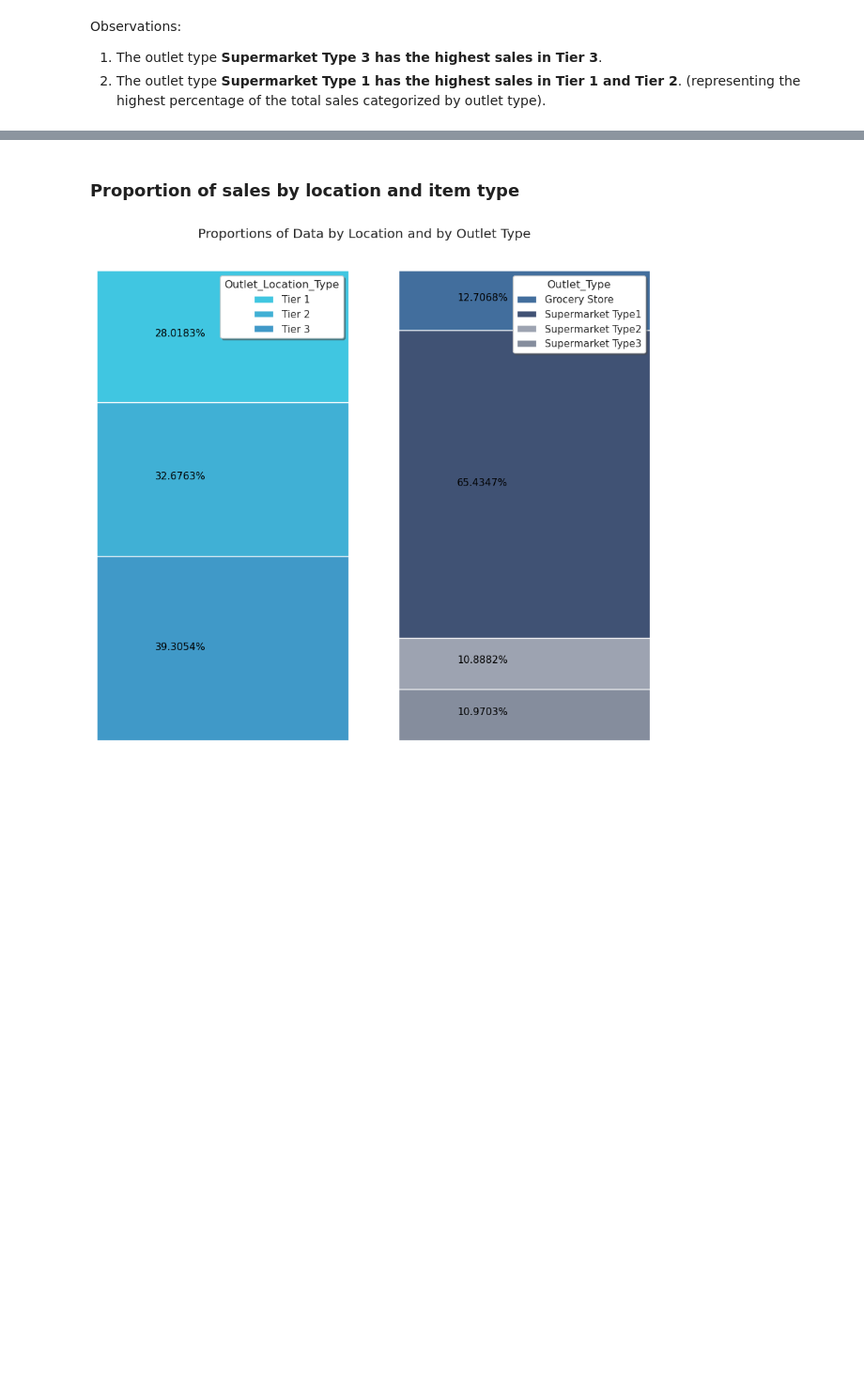
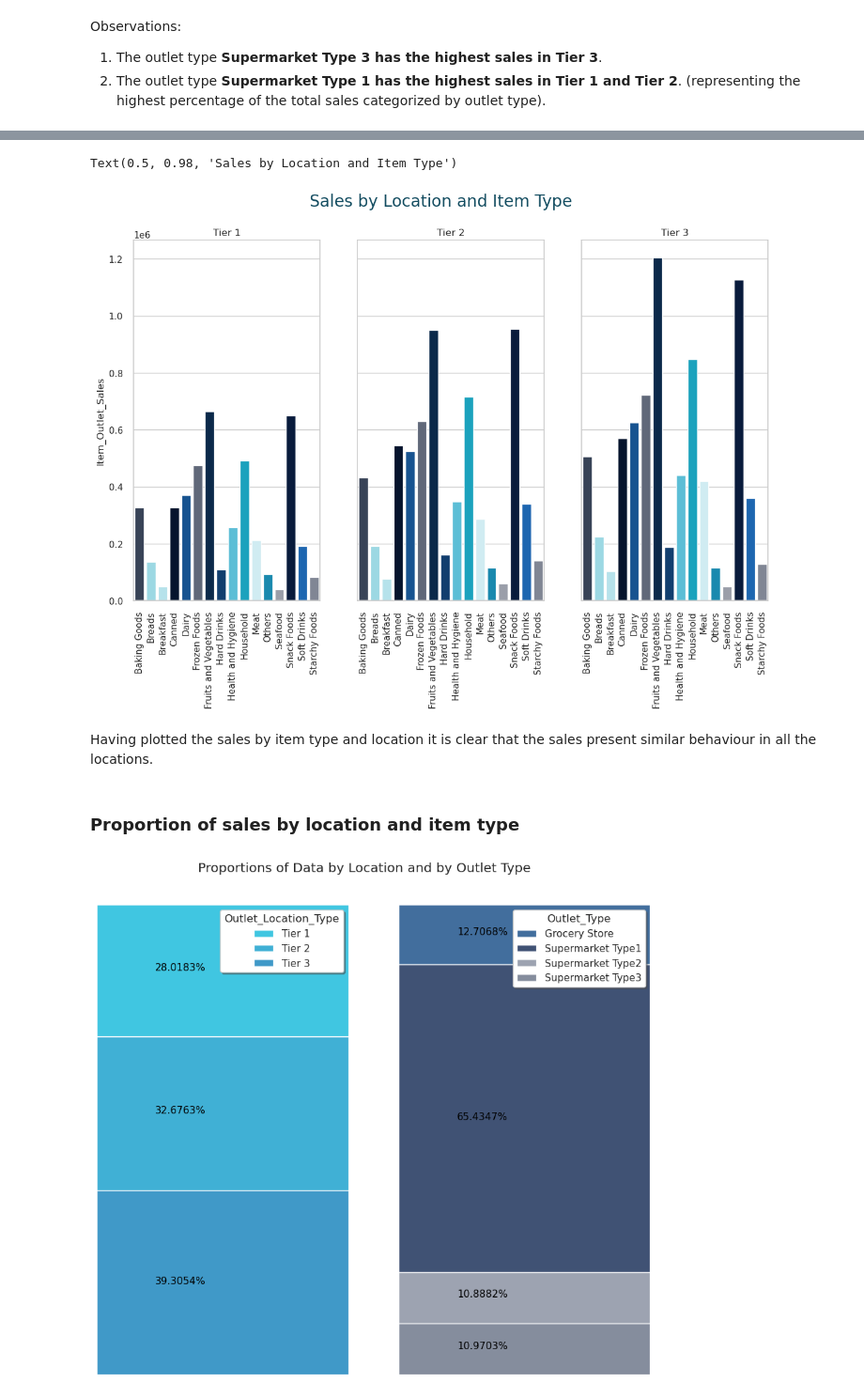
Before and after one commit to YeisonAndreyLiCe/food_sales_prediction, a Jupyter notebook: data_visualization.ipynb, the cells around one changed output, grey strips where cells are left out. Shown at 94% size. Cells and saved outputs as stored; diff of their text form; code cells hidden in the pictures; blank space fills up the shorter version.

```diff
--- a/data_visualization.ipynb
+++ b/data_visualization.ipynb
@@ -222,7 +228,7 @@ Supermarket Type3    0.109703
 Name: Outlet_Location_Type, dtype: float64
 # %%
 locations = np.array(df["Outlet_Location_Type"].unique())
-fig, ((ax1, ax2, ax3)) = plt.subplots(1, 3, sharey=True) # create 1x3 grid of axis subplots with shared y axis
+fig, ((ax1, ax2, ax3)) = plt.subplots(1, 3, sharey=True, figsize=(10,5)) # create 1x3 grid of axis subplots with shared y axis
 axes = [ax1 ,ax2, ax3]
 for n in range(len(axes)):
     values = sales_by_location_and_outlet_type[locations[n]] # get the values (sales) for each location
@@ -242,6 +248,8 @@ for n in range(len(axes)):
     axes[n].tick_params( axis= "x", labelrotation=90)
     axes[n].set_title(locations[n])
     axes[n].set(xlabel=None)
+    axes[n].set_xlim(-0.5,5-0.5)
     if n > 0:
         axes[n].set(ylabel=None)
+fig.suptitle("Sales by Location and Outlet Type", fontdict=font_title, size = 20)
 # %% [output]
@@ -250,3 +259,6 @@ for n in range(len(axes)):
 Observations:
 1. The outlet type **Supermarket Type 3 has the highest sales in Tier 3**.
 2. The outlet type **Supermarket Type 1 has the highest sales in Tier 1 and Tier 2**. (representing the highest percentage of the total sales categorized by outlet type).
+# %%
+sales_by_location_and_item_type =df.groupby(["Outlet_Location_Type", "Item_Type"])["Item_Outlet_Sales"].sum()
+sales_by_location_and_item_type
@@ -253,3 +283,47 @@ Observations:
+# %%
+data_by_location_and_item_type = pd.DataFrame(sales_by_location_and_item_type).reset_index()
+# %%
+locations = np.array(df["Outlet_Location_Type"].unique())
+fig, ((ax1, ax2, ax3)) = plt.subplots(1, 3, sharey=True, figsize=(14,8)) # create 1x3 grid of axis subplots with shared y axis
+axes = [ax1 ,ax2, ax3]
+for n in range(len(axes)):
+    values = sales_by_location_and_outlet_type[locations[n]] # get the values (sales) for each location
+    (
+        sns.
+        barplot(data=data_by_location_and_item_type[data_by_location_and_item_type["Outlet_Location_Type"]==locations[n]],
+                x="Item_Type",
+                y="Item_Outlet_Sales",
+                ax=axes[n],
+                palette={'Soft Drinks': '#0466C8',
+                         'Dairy': '#0353A4',
+                         'Hard Drinks': '#023E7D',
+                         'Fruits and Vegetables': '#002855',
+                         'Snack Foods': '#001845',
+                         'Canned': '#001233',
+                         'Baking Goods': '#33415C',
+                         'Frozen Foods': '#5C677D', 'Starchy Foods': '#7D8597',
+                         'Seafood': '#979DAC', 'Meat': '#CAF0F8',
+                         'Breakfast': '#ADE8F4',
+                         'Breads': '#90E0EF',
+                         'Health and Hygiene': '#48CAEA',
+                         'Household': '#00B4D8',
+                         'Others': '#0096C7'},
+                dodge=False
+               )
+    )
+    axes[n].tick_params( axis= "x", labelrotation=90)
+    axes[n].set_title(locations[n])
+    axes[n].set(xlabel=None)
+    #axes[n].set_xlim(-0.5,5-0.5)
+    if n > 0:
+        axes[n].set(ylabel=None)
+fig.suptitle("Sales by Location and Item Type", fontdict=font_title, size = 20)
+plt.show()
+# %% [output]
+Text(0.5, 0.98, 'Sales by Location and Item Type')
+[figure, added]
+# %% [markdown]
+Having plotted the sales by item type and location it is clear that the sales present similar behaviour in all the locations.
 # %% [markdown]
 ### Proportion of sales by location and item type
 # %%
```
Also changed, not shown: parts of 4 cells of this notebook, 3 other files.
